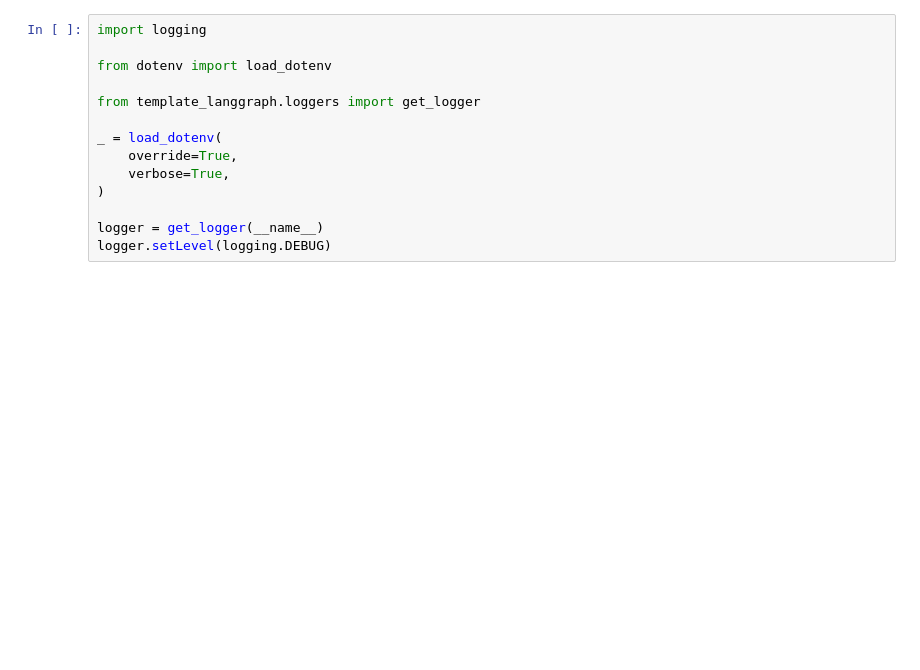
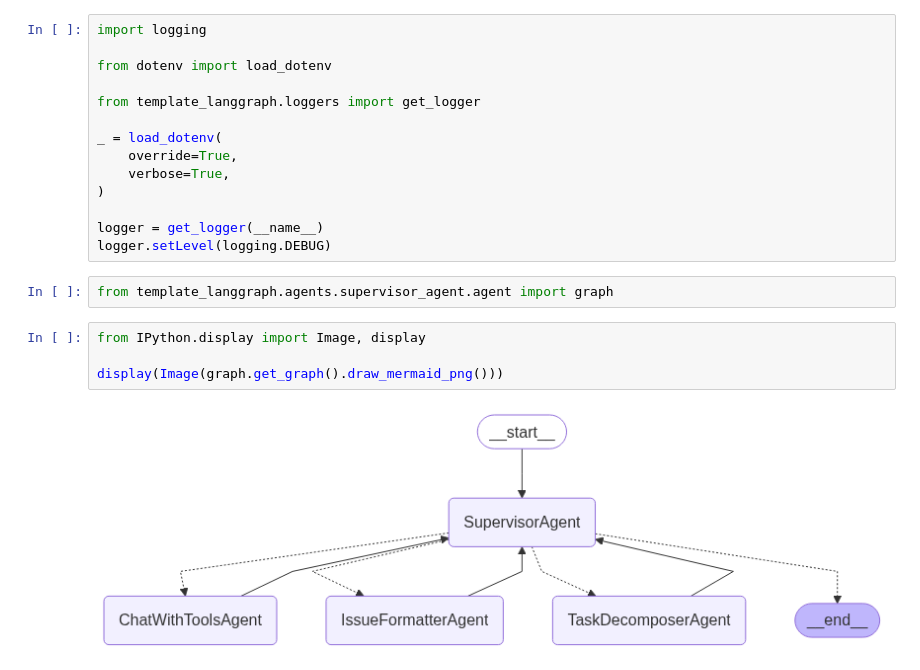
Before and after one commit to ks6088ts-labs/template-langgraph, a Jupyter notebook: notebooks/supervisor_agent.ipynb, the cells around one changed output. Saved outputs shown, nothing was run; the diff lists cells and outputs as text; blank space fills up the shorter version.

```diff
--- a/notebooks/supervisor_agent.ipynb
+++ b/notebooks/supervisor_agent.ipynb
@@ -12,4 +12,12 @@ _ = load_dotenv(
 
 logger = get_logger(__name__)
 logger.setLevel(logging.DEBUG)
+# %%
+from template_langgraph.agents.supervisor_agent.agent import graph
+# %%
+from IPython.display import Image, display
+
+display(Image(graph.get_graph().draw_mermaid_png()))
+# %% [output]
+[figure, added]
 # %%
```
Also changed, not shown: parts of 1 cell of this notebook, 6 other files.
